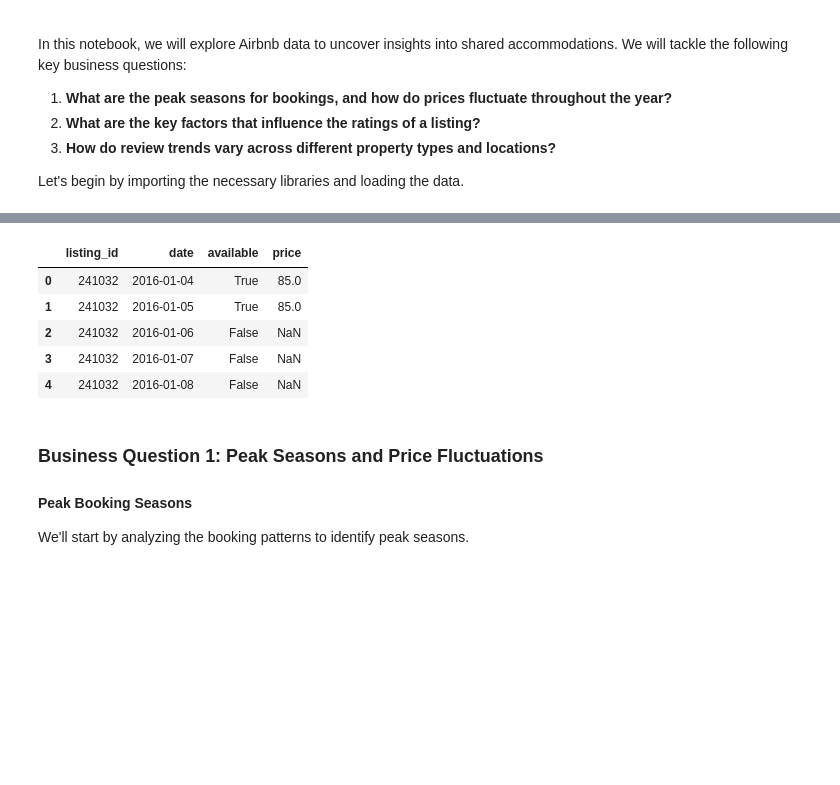
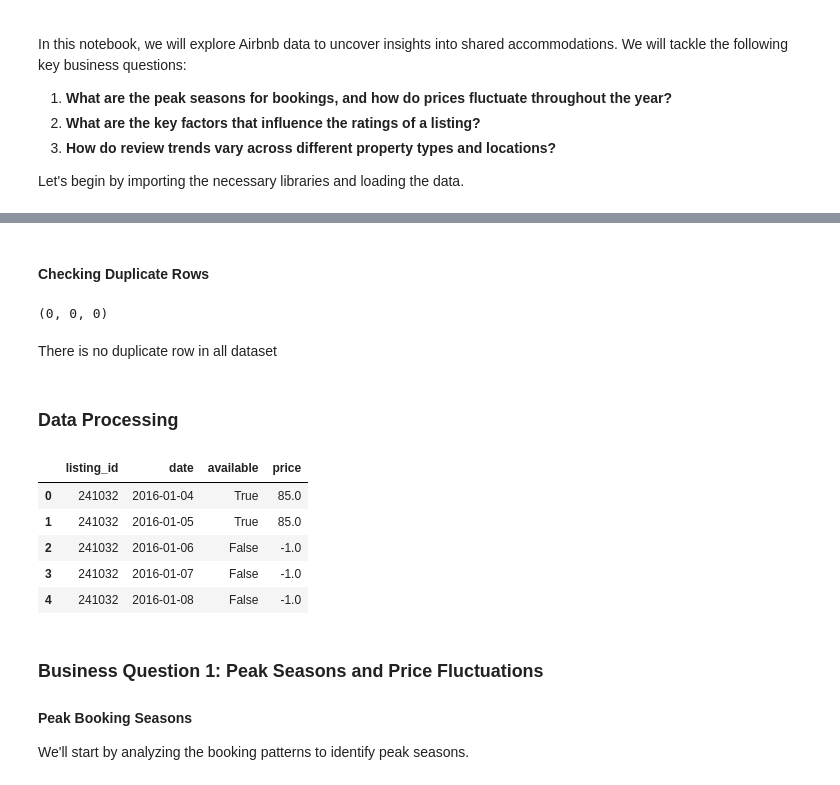
Before and after one commit to abdulghif/seattle-airbnb, a Jupyter notebook: airbnb_data_analysis.ipynb, the cells around one changed output, grey strips where cells are left out. Cells and saved outputs as stored; diff of their text form; code cells hidden in the pictures; blank space fills up the shorter version.

```diff
--- a/airbnb_data_analysis.ipynb
+++ b/airbnb_data_analysis.ipynb
@@ -52,0 +223,16 @@ listings_df.head(), calendar_df.head(), reviews_df.head()
+# %%
+def remove_missing_value_calendar(df):
+    """
+    Removes rows with any missing values from the provided dataframe.
+
+    Parameters:
+    - df (pd.DataFrame): The input dataframe from which to remove rows with missing values.
+
+    Returns:
+    - pd.DataFrame: The dataframe after removing rows with any missing values.
+    """
+
+    df['price'] = df['price'].fillna(-1)
+    return df
+
+calendar_df = remove_missing_value_calendar(calendar_df)
@@ -52,0 +307,2 @@ listings_df.head(), calendar_df.head(), reviews_df.head()
+# %% [markdown]
+#### Checking Duplicate Rows
@@ -53,29 +335,60 @@ listings_df.head(), calendar_df.head(), reviews_df.head()
+# %%
+check_duplicate_rows(calendar_df,listings_df,reviews_df)
+# %% [output]
+(0, 0, 0)
+# %% [markdown]
+There is no duplicate row in all dataset
+# %% [markdown]
+### Data Processing
 # %%
 # Function to clean and preprocess the calendar data
 def preprocess_calendar_data(df):
+    """
+    Preprocesses the given calendar DataFrame by performing the following operations:
+    1. Removes dollar signs and commas from the 'price' column and converts it to float.
+    2. Converts the 'date' column to a datetime format.
+    3. Converts the 'available' column to a boolean format:
+       True for available ('t') and False for not available ('f').
+
+    Parameters:
+    -----------
+    df : pandas.DataFrame
+        The input calendar DataFrame with columns 'price', 'date', and 'available'.
+
+    Returns:
+    --------
+    pandas.DataFrame
+        The preprocessed calendar DataFrame.
+    """
     # Removing the dollar sign and commas from the price column
-    df['price'] = df['price'].replace('[\$,]', '', regex=True).astype(float)
+    df['price'] = (
+        df['price']
+        .replace('[\$,]', '', regex=True)
+        .astype(float)
+    )
 
     # Converting the date column to a datetime format
     df['date'] = pd.to_datetime(df['date'])
 
-    # Converting the available column to a boolean format (True for available, False for not available)
+    # Converting the available column to a boolean format
+    # (True for available, False for not available)
     df['available'] = df['available'] == 't'
 
     return df
+
 
 # Applying the preprocessing function to the calendar DataFrame
 calendar_df_cleaned = preprocess_calendar_data(calendar_df.copy())
 
 # Displaying the first few rows of the cleaned DataFrame
 calendar_df_cleaned.head()
 # %% [output]
 |  | listing_id | date | available | price |
 | 0 | 241032 | 2016-01-04 | True | 85.0 |
 | 1 | 241032 | 2016-01-05 | True | 85.0 |
-| 2 | 241032 | 2016-01-06 | False | NaN |
-| 3 | 241032 | 2016-01-07 | False | NaN |
-| 4 | 241032 | 2016-01-08 | False | NaN |
+| 2 | 241032 | 2016-01-06 | False | -1.0 |
+| 3 | 241032 | 2016-01-07 | False | -1.0 |
+| 4 | 241032 | 2016-01-08 | False | -1.0 |
 # %% [markdown]
 ### Business Question 1: Peak Seasons and Price Fluctuations
 
```
Also changed, not shown: parts of 40 cells of this notebook, 3 other files.
